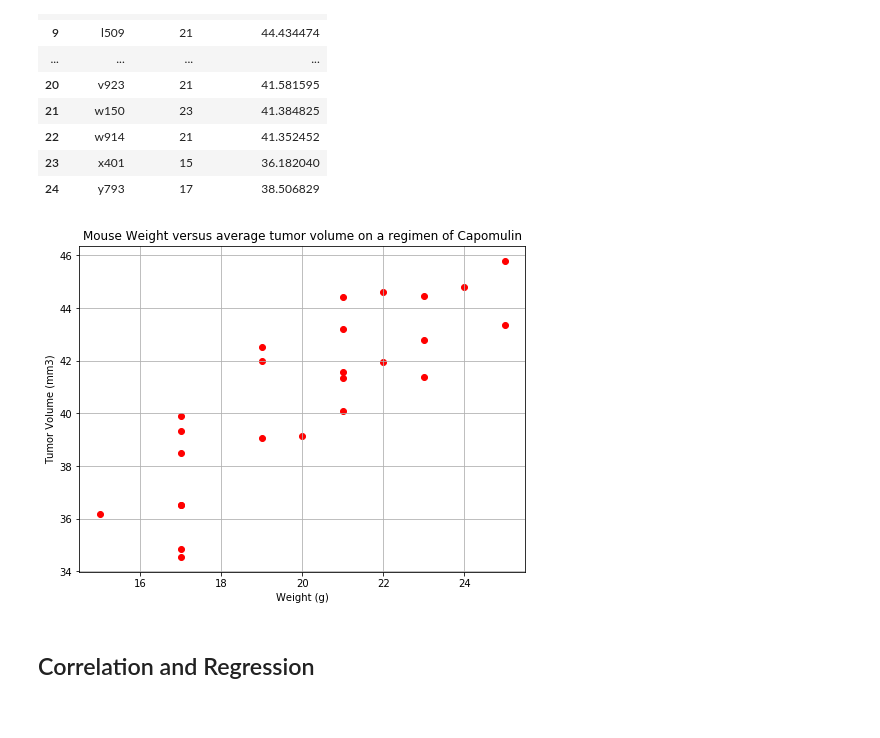
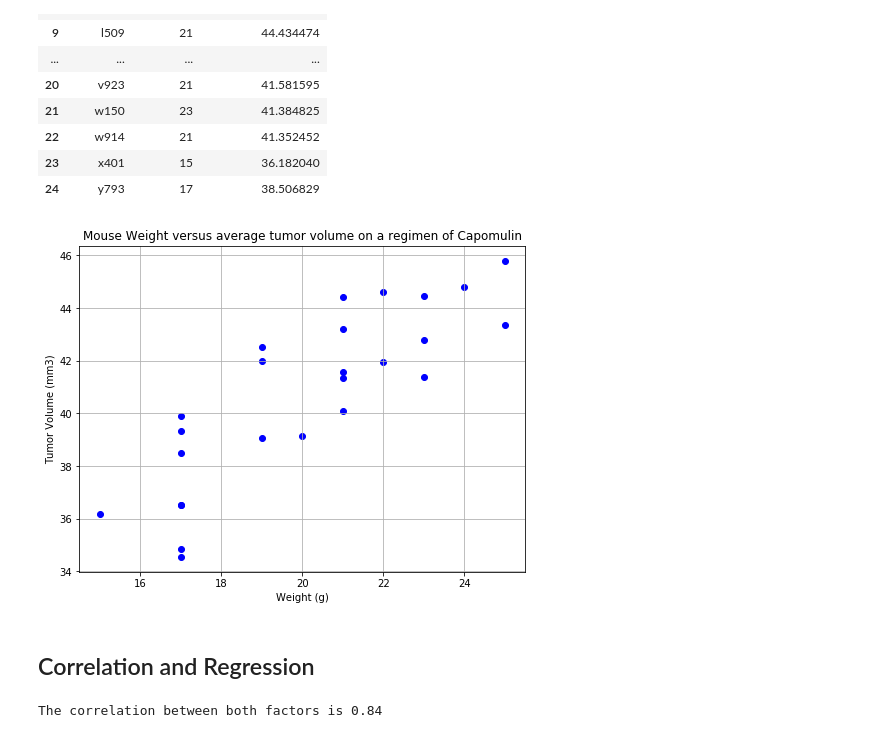
Before and after one commit to paulfhardy/matplotlib-challenge, a Jupyter notebook: pymaceuticals.ipynb, the cells around one changed output. Drawn from its saved outputs; the diff is of its cells as text; code cells hidden in the pictures.

```diff
--- a/pymaceuticals.ipynb
+++ b/pymaceuticals.ipynb
@@ -487,17 +518,23 @@ weight_grpby_df
 # %%
 # Plot the tumor progression over time
 plt.figure(figsize=(8,6))
-plt.scatter(weight_grpby_df['Weight (g)'],weight_grpby_df['Tumor Volume (mm3)'], marker = 'o',facecolors="red" )
+plt.scatter(weight_grpby_df['Weight (g)'],weight_grpby_df['Tumor Volume (mm3)'], marker = 'o',facecolors="blue" )
 
 plt.title("Mouse Weight versus average tumor volume on a regimen of Capomulin")
 plt.xlabel("Weight (g)")
 plt.ylabel("Tumor Volume (mm3)")
 plt.grid()
 plt.show()
 # %% [output]
-[figure, old version]
+[figure, new version]
 # %% [markdown]
 ## Correlation and Regression
 # %%
 # Calculate the correlation coefficient and linear regression model
 # for mouse weight and average tumor volume for the Capomulin regimen
+weight = weight_grpby_df.iloc[:,1]
+tumor_vol = weight_grpby_df.iloc[:,2]
+correlation = st.pearsonr(weight,tumor_vol)
+print(f"The correlation between both factors is {round(correlation[0],2)}")
+# %% [output]
+The correlation between both factors is 0.84
```
Also changed, not shown: parts of 16 cells of this notebook.
